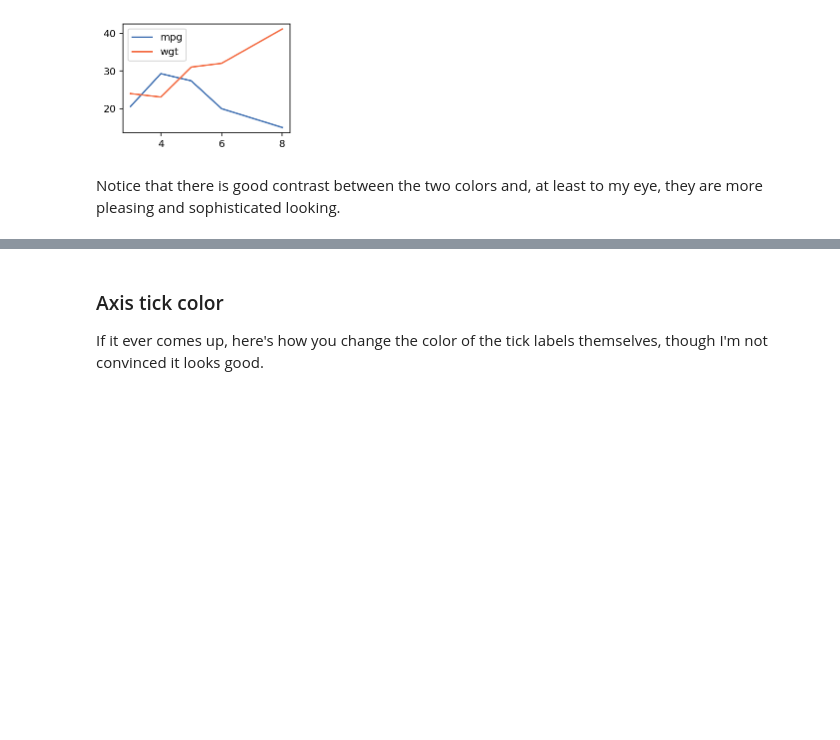
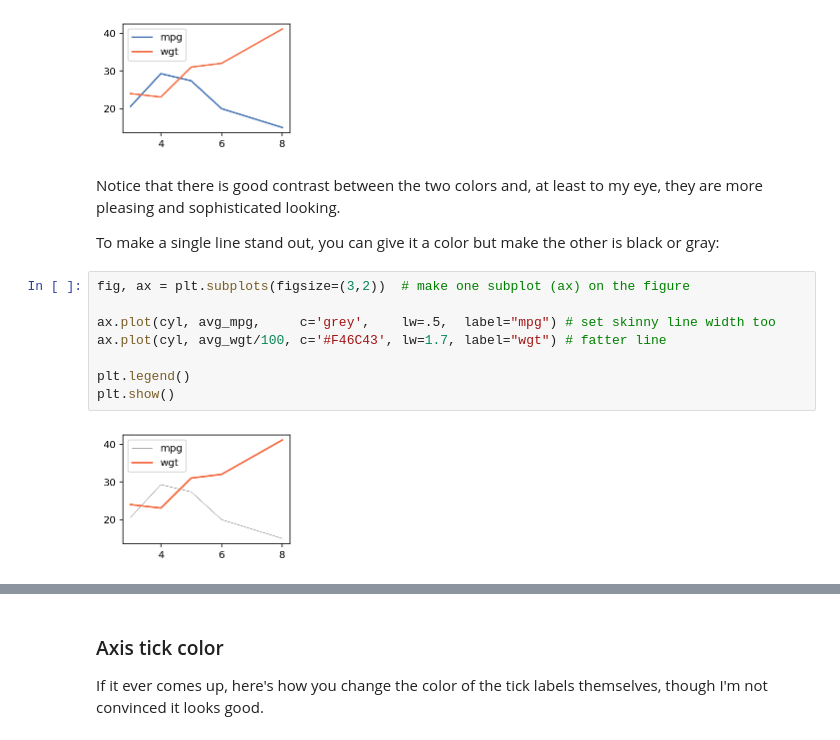
Before and after one commit to parrt/msds593, a Jupyter notebook: notebooks/matplotlib-beautify.ipynb, the cells around one changed output, grey strips where cells are left out. Cells and saved outputs as stored; diff of their text form; blank space fills up the shorter version.

```diff
--- a/notebooks/matplotlib-beautify.ipynb
+++ b/notebooks/matplotlib-beautify.ipynb
@@ -119,3 +119,15 @@ plt.show()
 [figure]
 # %% [markdown]
 Notice that there is good contrast between the two colors and, at least to my eye, they are more pleasing and sophisticated looking.
+
+To make a single line stand out, you can  give it a color but make the other is black or gray:
+# %%
+fig, ax = plt.subplots(figsize=(3,2))  # make one subplot (ax) on the figure
+
+ax.plot(cyl, avg_mpg,     c='grey',    lw=.5,  label="mpg") # set skinny line width too
+ax.plot(cyl, avg_wgt/100, c='#F46C43', lw=1.7, label="wgt") # fatter line
+
+plt.legend()
+plt.show()
+# %% [output]
+[figure, added]
```
Also changed, not shown: parts of 10 cells of this notebook.
